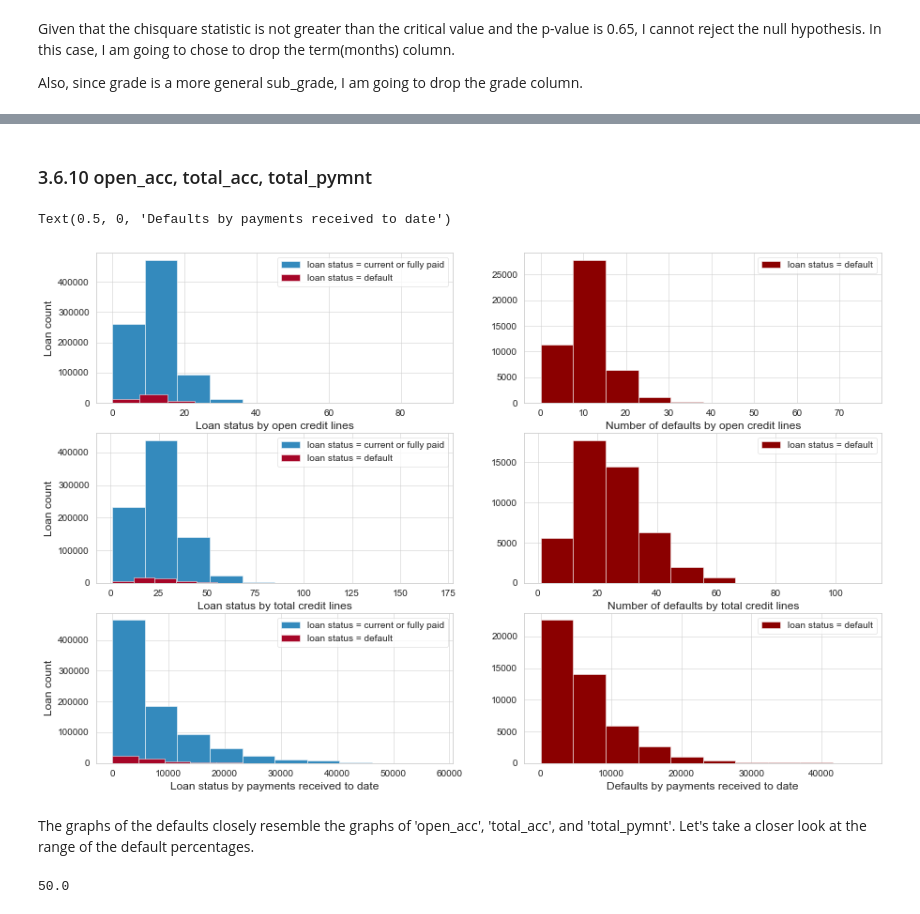
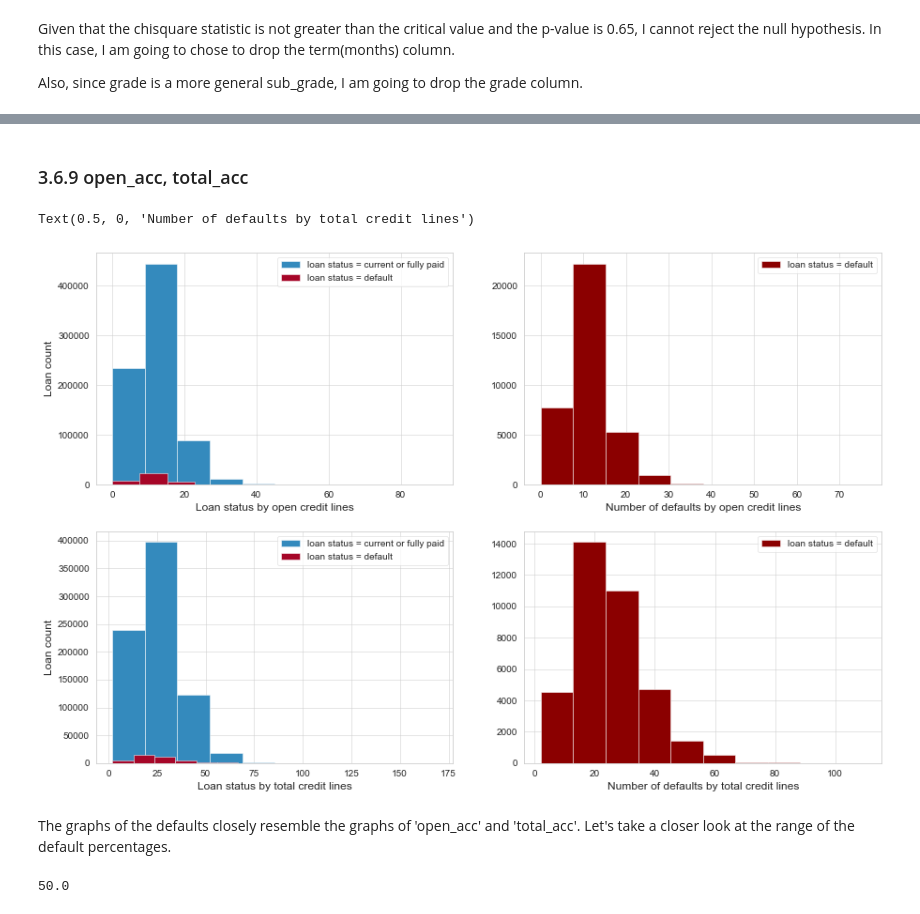
Before and after one commit to S-McDermott/Capstone-2-Loan_Default, a Jupyter notebook: 3_Exploratory_Data_Analysis.ipynb, the cells around one changed output, grey strips where cells are left out. Drawn from its saved outputs; the diff is of its cells as text; code cells hidden in the pictures.

```diff
--- a/3_Exploratory_Data_Analysis.ipynb
+++ b/3_Exploratory_Data_Analysis.ipynb
@@ -165,4 +156,0 @@ Looking at the above graph, there is a very clear relationship between loan_amnt
-# %%
-# dropping columns
-lc.drop(['installment', 'total_pymnt_inv', 'out_prncp_inv', 'recoveries', 'collection_recovery_fee'], axis=1, inplace=True)
-lc.shape
@@ -570,48 +476,36 @@ Text(0.5, 1.0, 'Percentage of the number of collections that defaulted')
 # %% [markdown]
-### 3.6.10 open_acc, total_acc, total_pymnt<a id='3.6.10_open_acc,_total_acc,_total_pymnt'></a>
+### 3.6.9 open_acc, total_acc<a id='3.6.9_open_acc,_total_acc'></a>
 # %%
 plt.figure(figsize=(15, 10))
 
-plt.subplot(3,2,1)
+plt.subplot(2,2,1)
 lc[lc["defaults"] == 0]['open_acc'].hist(label='loan status = current or fully paid')
 lc[lc["defaults"] == 1]['open_acc'].hist(label='loan status = default')
 plt.legend()
 plt.xlabel('Loan status by open credit lines')
 plt.ylabel('Loan count')
 
-plt.subplot(3,2,2)
+plt.subplot(2,2,2)
 lc[lc["defaults"] == 1]['open_acc'].hist(label='loan status = default', color='darkred')
 plt.legend()
 plt.xlabel('Number of defaults by open credit lines')
 
-plt.subplot(3,2,3)
+plt.subplot(2,2,3)
 lc[lc["defaults"] == 0]['total_acc'].hist(label='loan status = current or fully paid')
 lc[lc["defaults"] == 1]['total_acc'].hist(label='loan status = default')
 plt.legend()
 plt.xlabel('Loan status by total credit lines')
 plt.ylabel('Loan count')
 
-plt.subplot(3,2,4)
+plt.subplot(2,2,4)
 lc[lc["defaults"] == 1]['total_acc'].hist(label='loan status = default', color='darkred')
 plt.legend(loc='upper right')
 plt.xlabel('Number of defaults by total credit lines')
-
-plt.subplot(3,2,5)
-lc[lc["defaults"] == 0]['total_pymnt'].hist(label='loan status = current or fully paid')
-lc[lc["defaults"] == 1]['total_pymnt'].hist(label='loan status = default')
-plt.legend()
-plt.xlabel('Loan status by payments received to date')
-plt.ylabel('Loan count')
-
-plt.subplot(3,2,6)
-lc[lc["defaults"] == 1]['total_pymnt'].hist(label='loan status = default', color='darkred')
-plt.legend()
-plt.xlabel('Defaults by payments received to date')
 # %% [output]
-Text(0.5, 0, 'Defaults by payments received to date')
+Text(0.5, 0, 'Number of defaults by total credit lines')
-[figure, old version]
+[figure, new version]
 # %% [markdown]
-The graphs of the defaults closely resemble the graphs of 'open_acc', 'total_acc', and 'total_pymnt'. Let's take a closer look at the range of the default percentages.
+The graphs of the defaults closely resemble the graphs of 'open_acc' and 'total_acc'. Let's take a closer look at the range of the default percentages.
 # %%
 range_perc('open_acc')
 # %% [output]
```
Also changed, not shown: parts of 65 cells of this notebook.
